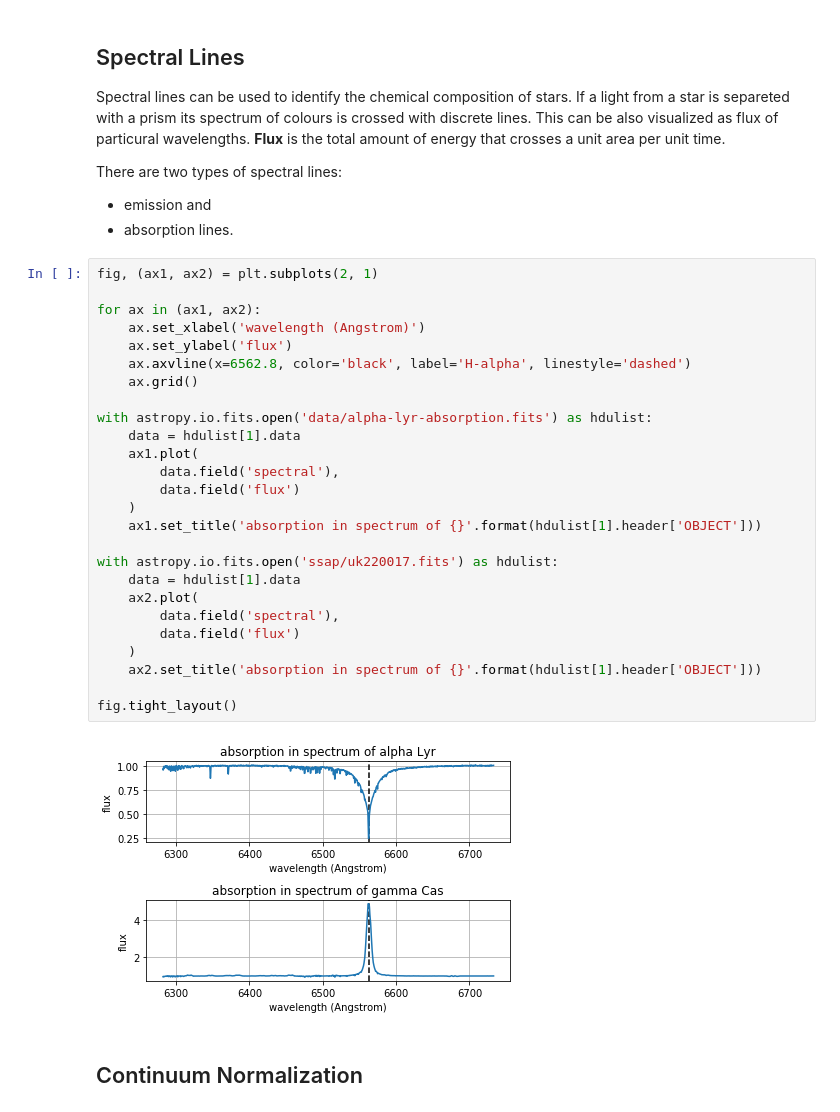
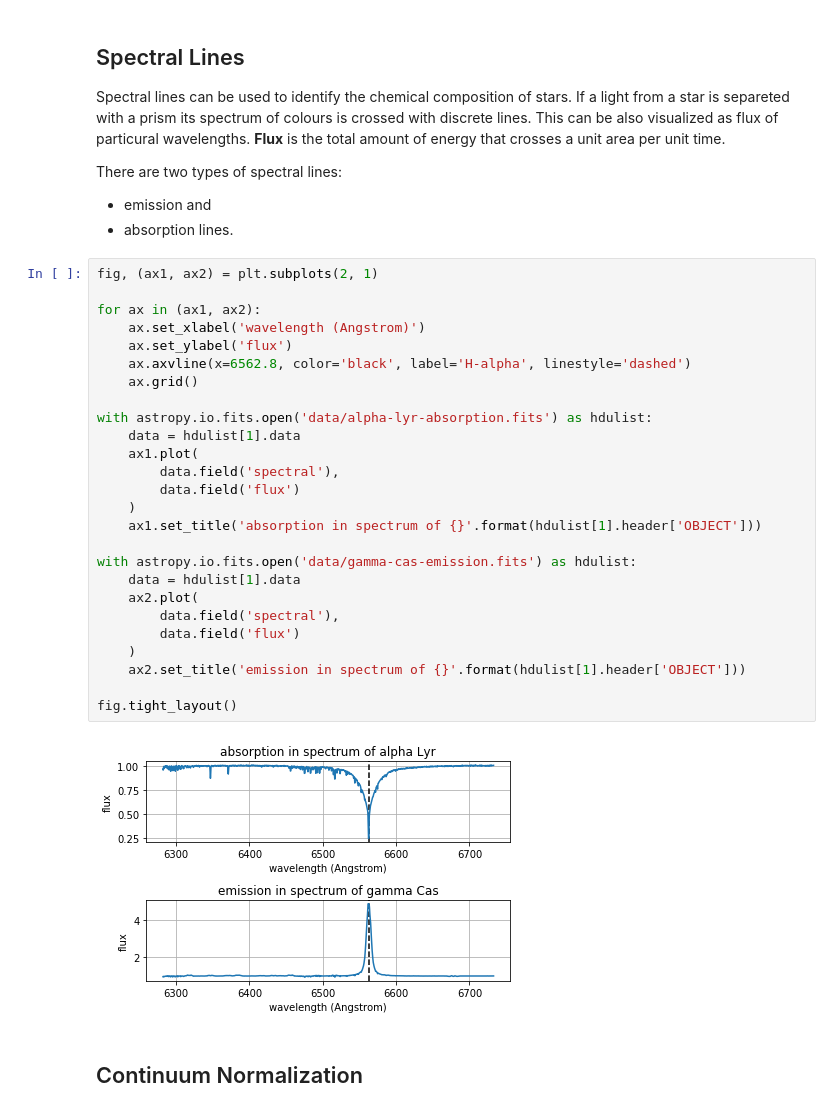
Before and after one commit to podondra/bt-spectraldl, a Jupyter notebook: notebooks/00-spectroscopy.ipynb, the cells around one changed output. Drawn from its saved outputs; the diff is of its cells as text.

Commit message:
Fix typo in image title

```diff
--- a/notebooks/00-spectroscopy.ipynb
+++ b/notebooks/00-spectroscopy.ipynb
@@ -55,31 +55,31 @@ There are two types of spectral lines:
 # %%
 fig, (ax1, ax2) = plt.subplots(2, 1)
 
 for ax in (ax1, ax2):
     ax.set_xlabel('wavelength (Angstrom)')
     ax.set_ylabel('flux')
     ax.axvline(x=6562.8, color='black', label='H-alpha', linestyle='dashed')
     ax.grid()
 
 with astropy.io.fits.open('data/alpha-lyr-absorption.fits') as hdulist:
     data = hdulist[1].data
     ax1.plot(
         data.field('spectral'),
         data.field('flux')
     )
     ax1.set_title('absorption in spectrum of {}'.format(hdulist[1].header['OBJECT']))
 
-with astropy.io.fits.open('ssap/uk220017.fits') as hdulist:
+with astropy.io.fits.open('data/gamma-cas-emission.fits') as hdulist:
     data = hdulist[1].data
     ax2.plot(
         data.field('spectral'),
         data.field('flux')
     )
-    ax2.set_title('absorption in spectrum of {}'.format(hdulist[1].header['OBJECT']))
+    ax2.set_title('emission in spectrum of {}'.format(hdulist[1].header['OBJECT']))
 
 fig.tight_layout()
 # %% [output]
-[figure, old version]
+[figure, new version]
 # %% [markdown]
 ## Continuum Normalization
 # %%
```
